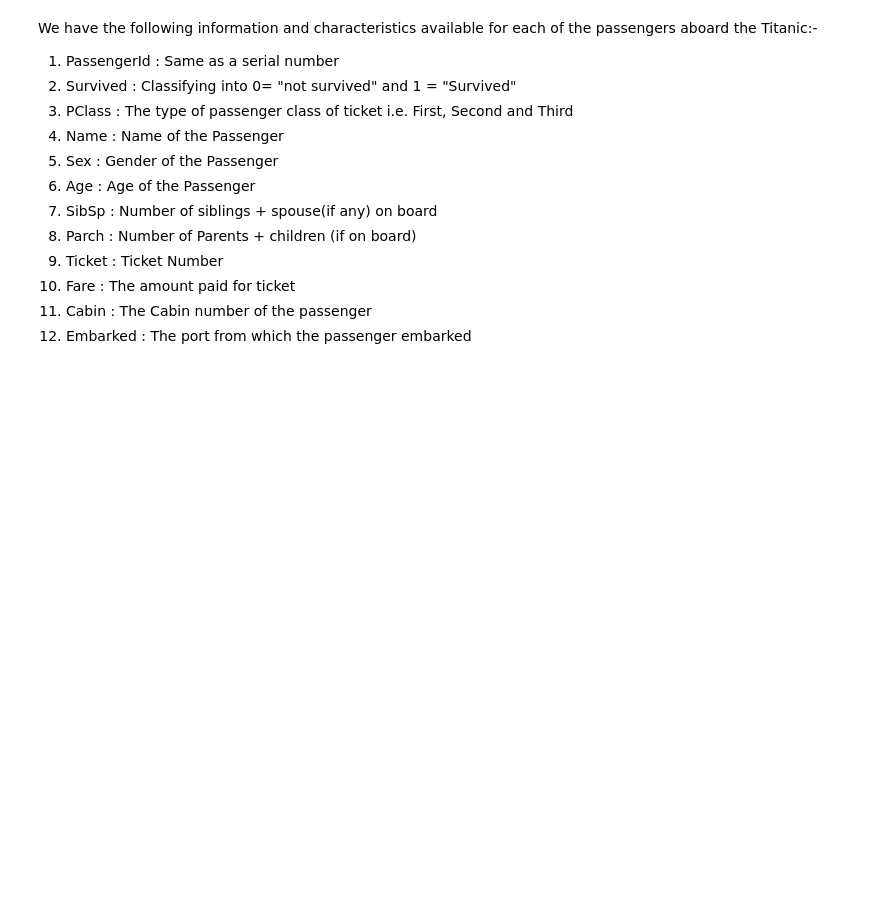
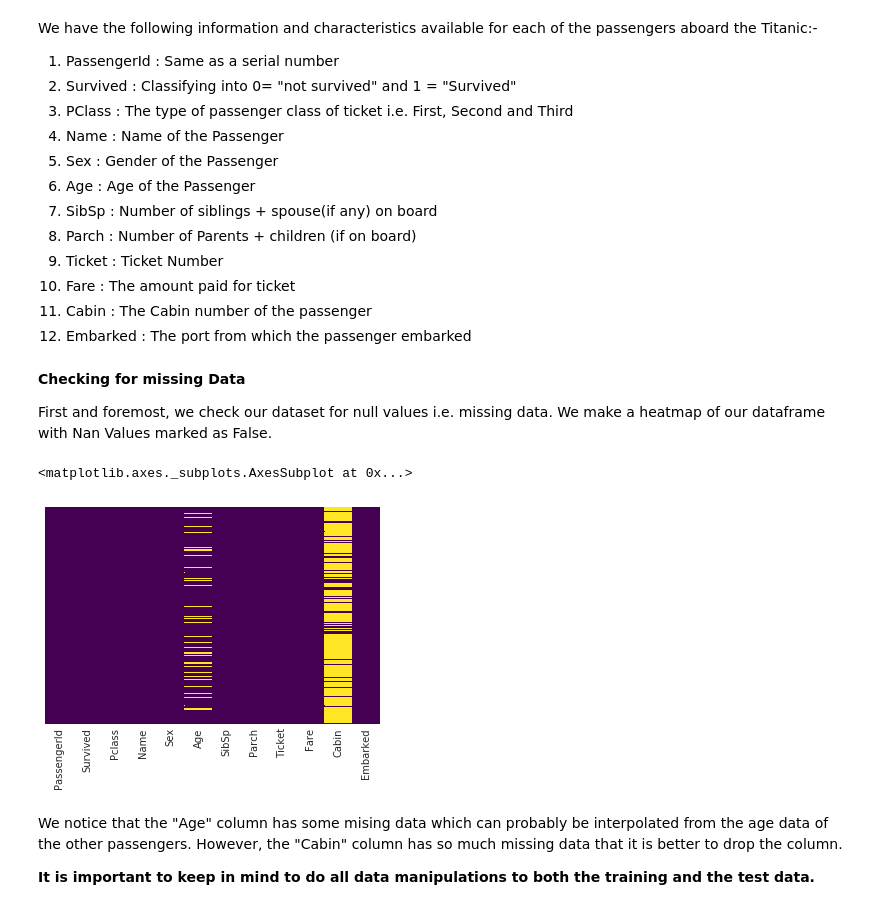
Before and after one commit to mansimar-s/ml-projects, a Jupyter notebook: titanic/titanic.ipynb, the cells around one changed output. Saved outputs shown, nothing was run; the diff lists cells and outputs as text; code cells hidden in the pictures; blank space fills up the shorter version.

Commit message:
Data cleaned in titanic dataset

```diff
--- a/titanic/titanic.ipynb
+++ b/titanic/titanic.ipynb
@@ -26,6 +26,7 @@ import numpy as np
 import pandas as pd
 import matplotlib.pyplot as plt
 import seaborn as sns
+sns.set_style("whitegrid")
 %matplotlib inline
 # %% [markdown]
 Now we import our machine learning model for logistic regression from the scikit-learn library in python.
@@ -72,3 +73,16 @@ We have the following information and characteristics available for each of the
 <li> Cabin : The Cabin number of the passenger
 <li> Embarked : The port from which the passenger embarked
 </ol>
+# %% [markdown]
+<b> Checking for missing Data </b>
+
+First and foremost, we check our dataset for null values i.e. missing data. We make a heatmap of our dataframe with Nan Values marked as False.
+# %%
+sns.heatmap(data=titanic_train.isnull(),cmap="viridis",cbar=False,yticklabels=False)
+# %% [output]
+<matplotlib.axes._subplots.AxesSubplot at 0x...>
+[figure, added]
+# %% [markdown]
+We notice that the "Age" column has some mising data which can probably be interpolated from the age data of the other passengers. However, the "Cabin" column has so much missing data that it is better to drop the column.
+
+<b>It is important to keep in mind to do all data manipulations to both the training and the test data.</b>
```
Also changed, not shown: parts of 17 cells of this notebook.
